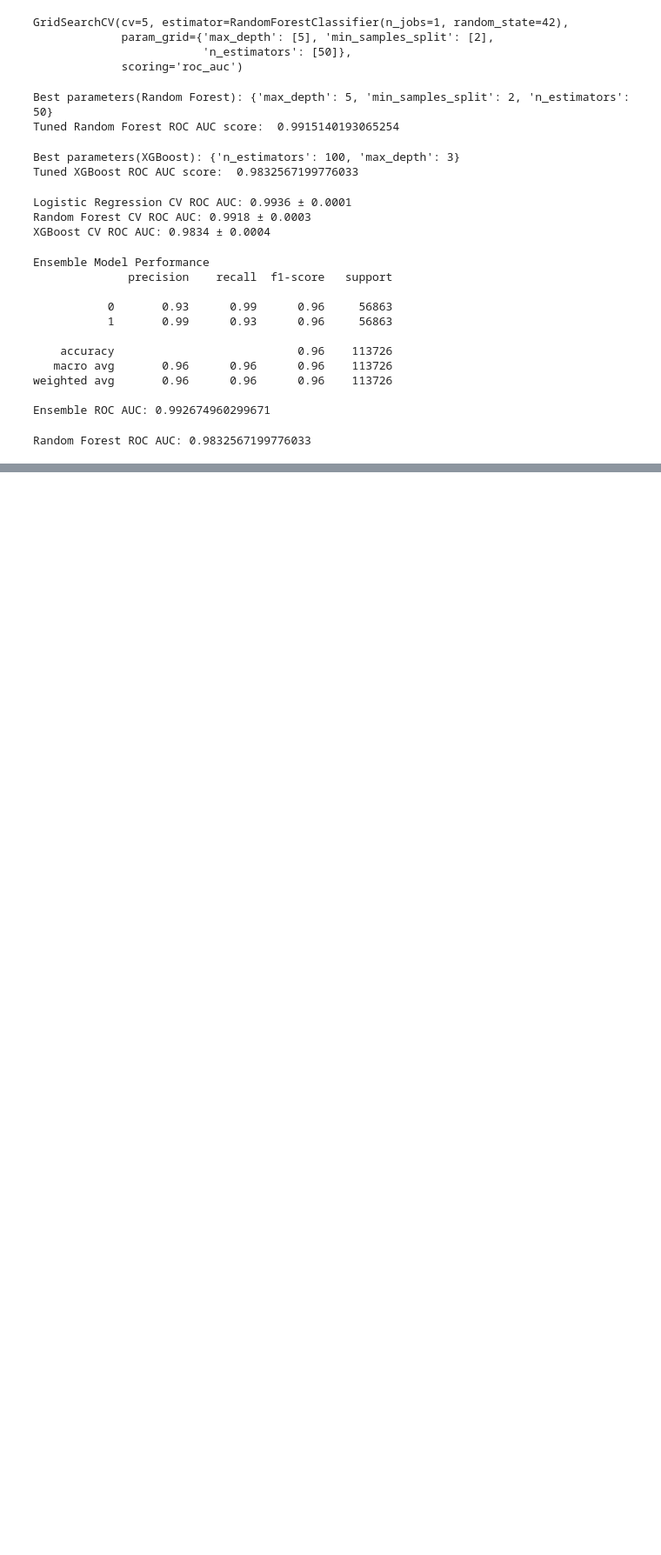
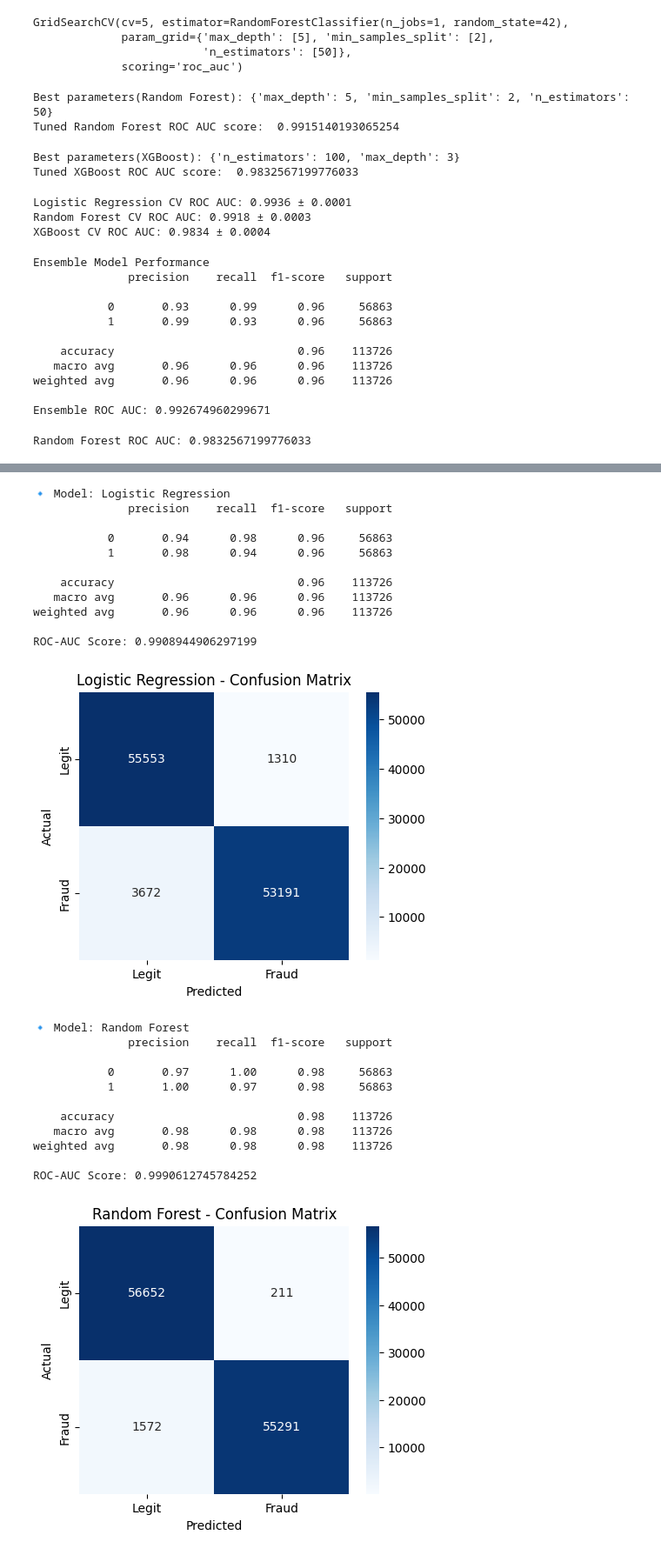
Before and after one commit to beflexiblebeme/CreditCard-Fraud-Detection, a Jupyter notebook: notebooks/03_LogisticRegression.ipynb, the cells around one changed output, grey strips where cells are left out. Shown: that part at 87% size. Drawn from its saved outputs; the diff is of its cells as text; code cells hidden in the pictures; blank space fills up the shorter version.

```diff
--- a/notebooks/03_LogisticRegression.ipynb
+++ b/notebooks/03_LogisticRegression.ipynb
@@ -154,0 +387,7 @@ Random Forest ROC AUC: 0.9832567199776033
+# %%
+drop_feature = ['V9', 'V12', 'V16', 'V18']
+for feature in drop_feature:
+    if feature in final_selected_features:
+        final_selected_features.remove(feature)
+
+print(final_selected_features)
@@ -154,0 +396,59 @@ Random Forest ROC AUC: 0.9832567199776033
+# %%
+X_train_selected = X_train[final_selected_features]
+X_test_selected = X_test[final_selected_features]
+
+lr_model = LogisticRegression(max_iter=1000, random_state=42)
+lr_model.fit(X_train_selected, y_train)
+
+rf_model = RandomForestClassifier(n_estimators=100, max_depth=10, min_samples_split=5, random_state=42, n_jobs=-1)
+rf_model.fit(X_train_selected, y_train)
+
+xgb_model = xgb.XGBClassifier(n_estimators=100, max_depth=6, learning_rate=0.1, subsample=0.8, colsample_bytree=0.8, random_state=42)
+xgb_model.fit(X_train_selected, y_train)
+
+y_pred_lr = lr_model.predict(X_test_selected)
+y_pred_rf = rf_model.predict(X_test_selected)
+y_pred_xgb = xgb_model.predict(X_test_selected)
+
+models = {'Logistic Regression': lr_model, 'Random Forest': rf_model, 'XGBoost': xgb_model}
+
+for name, model in models.items():
+    y_pred = model.predict(X_test_selected)
+    y_proba = model.predict_proba(X_test_selected)[:, 1]
+
+    print(f"\n🔹 Model: {name}")
+    print(classification_report(y_test, y_pred))
+    print(f"ROC-AUC Score: {roc_auc_score(y_test, y_proba)}")
+
+    cm = confusion_matrix(y_test, y_pred)
+    plt.figure(figsize=(5,4))
+    sns.heatmap(cm, annot=True, fmt="d", cmap="Blues", xticklabels=['Legit', 'Fraud'], yticklabels=['Legit', 'Fraud'])
+    plt.title(f"{name} - Confusion Matrix")
+    plt.xlabel("Predicted")
+    plt.ylabel("Actual")
+    plt.show()
+# %% [output]
+🔹 Model: Logistic Regression
+              precision    recall  f1-score   support
+
+           0       0.94      0.98      0.96     56863
+           1       0.98      0.94      0.96     56863
+
+    accuracy                           0.96    113726
+   macro avg       0.96      0.96      0.96    113726
+weighted avg       0.96      0.96      0.96    113726
+
+ROC-AUC Score: 0.9908944906297199
+[figure, added]
+🔹 Model: Random Forest
+              precision    recall  f1-score   support
+
+           0       0.97      1.00      0.98     56863
+           1       1.00      0.97      0.98     56863
+
+    accuracy                           0.98    113726
+   macro avg       0.98      0.98      0.98    113726
+weighted avg       0.98      0.98      0.98    113726
+
+ROC-AUC Score: 0.9990612745784252
+[figure, added]
```
Also changed, not shown: parts of 17 cells of this notebook, 1 other file.
